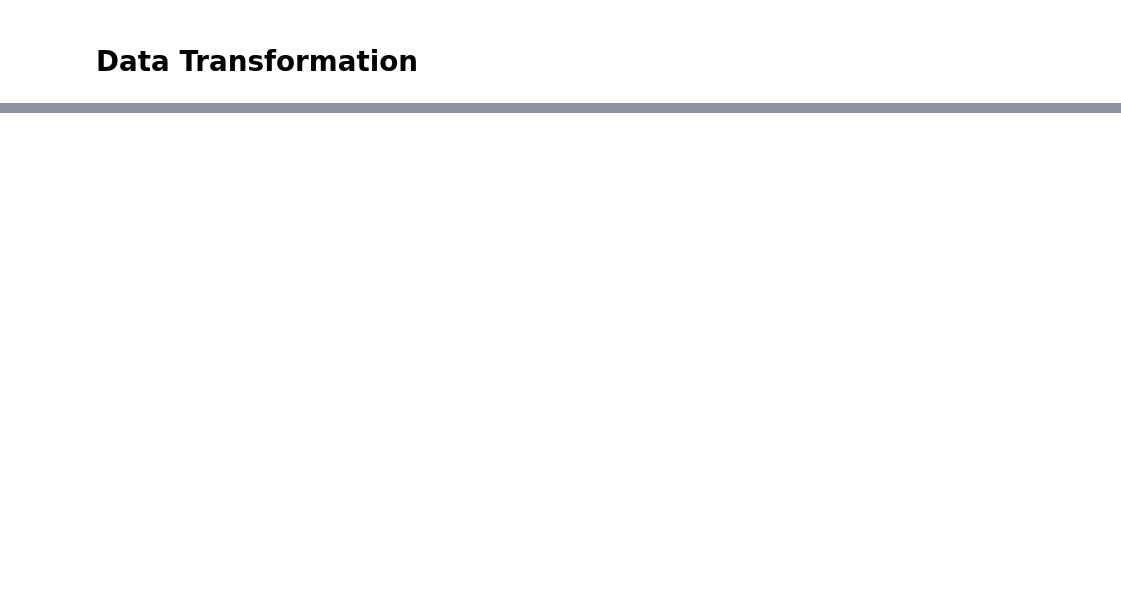
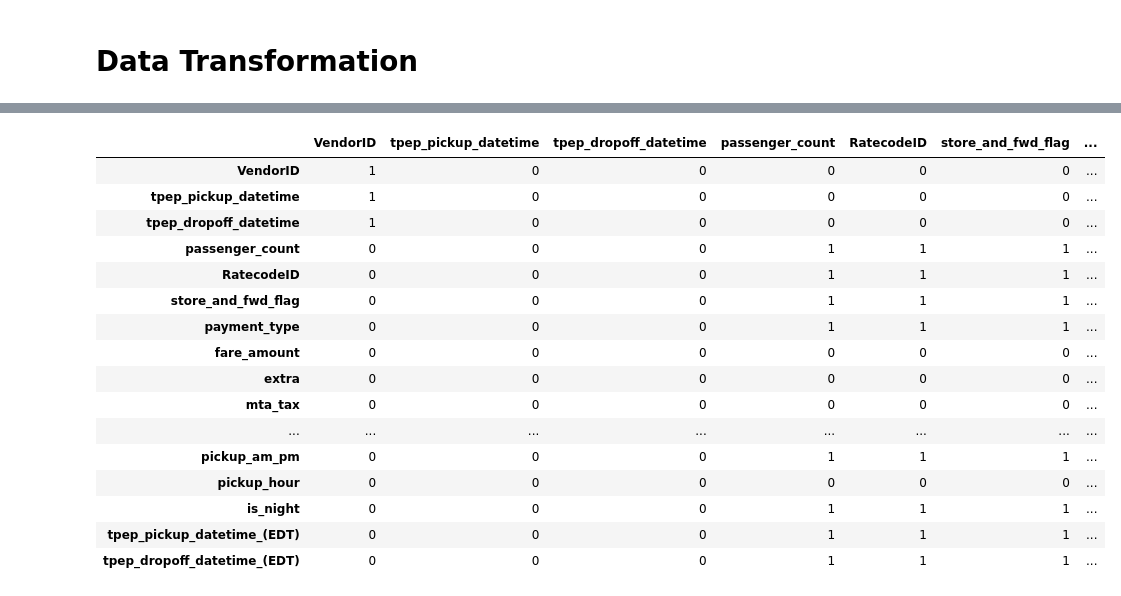
Before and after one commit to ArunK-ML/Project---TripFare-Predicting-Urban-Taxi-Fare-with-Machine-Learning, a Jupyter notebook: TripFare_ML_1.ipynb, the cells around one changed output, grey strips where cells are left out. Saved outputs shown, nothing was run; the diff lists cells and outputs as text; code cells hidden in the pictures; blank space fills up the shorter version.

```diff
--- a/TripFare_ML_1.ipynb
+++ b/TripFare_ML_1.ipynb
@@ -358,3 +328,0 @@ KeyError: 'pickup_day_type'
-# %%
-# Calculate trip duration in minutes
-df['trip_duration_min'] = (df['tpep_dropoff_datetime'] - df['tpep_pickup_datetime']).dt.total_seconds() / 60
@@ -360,0 +387,21 @@ df['trip_duration_min'] = (df['tpep_dropoff_datetime'] - df['tpep_pickup_datetim
+# %%
+final_df = pd.DataFrame(final)
+final_df
+# %% [output]
+|  | VendorID | tpep_pickup_datetime | tpep_dropoff_datetime | passenger_count | RatecodeID | store_and_fwd_flag | ... |
+| VendorID | 1 | 0 | 0 | 0 | 0 | 0 | ... |
+| tpep_pickup_datetime | 1 | 0 | 0 | 0 | 0 | 0 | ... |
+| tpep_dropoff_datetime | 1 | 0 | 0 | 0 | 0 | 0 | ... |
+| passenger_count | 0 | 0 | 0 | 1 | 1 | 1 | ... |
+| RatecodeID | 0 | 0 | 0 | 1 | 1 | 1 | ... |
+| store_and_fwd_flag | 0 | 0 | 0 | 1 | 1 | 1 | ... |
+| payment_type | 0 | 0 | 0 | 1 | 1 | 1 | ... |
+| fare_amount | 0 | 0 | 0 | 0 | 0 | 0 | ... |
+| extra | 0 | 0 | 0 | 0 | 0 | 0 | ... |
+| mta_tax | 0 | 0 | 0 | 0 | 0 | 0 | ... |
+| ... | ... | ... | ... | ... | ... | ... | ... |
+| pickup_am_pm | 0 | 0 | 0 | 1 | 1 | 1 | ... |
+| pickup_hour | 0 | 0 | 0 | 0 | 0 | 0 | ... |
+| is_night | 0 | 0 | 0 | 1 | 1 | 1 | ... |
+| tpep_pickup_datetime_(EDT) | 0 | 0 | 0 | 1 | 1 | 1 | ... |
+| tpep_dropoff_datetime_(EDT) | 0 | 0 | 0 | 1 | 1 | 1 | ... |
```
Also changed, not shown: parts of 35 cells of this notebook.
